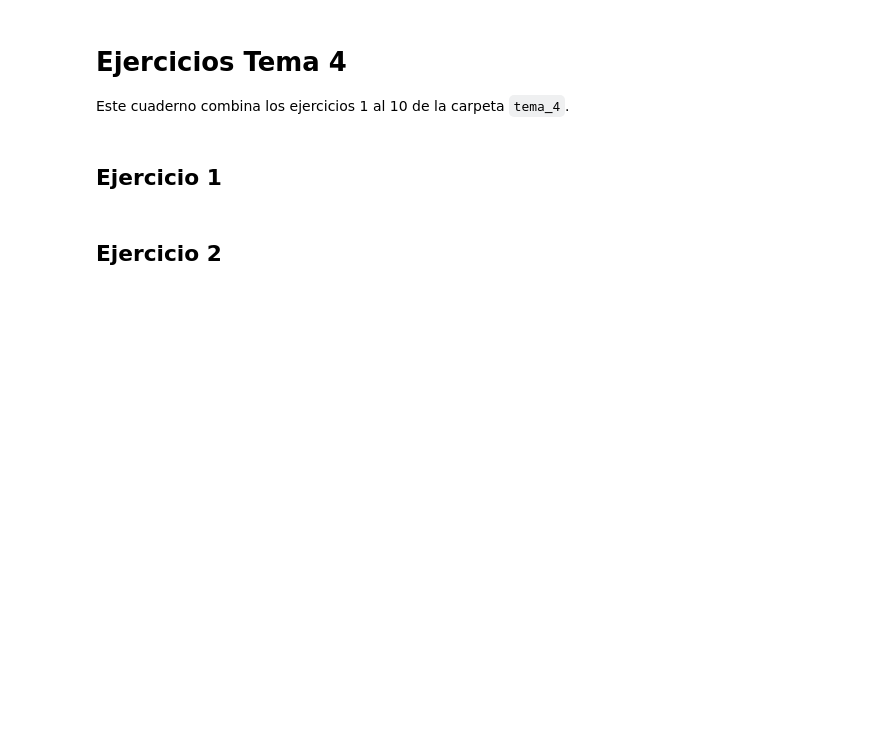
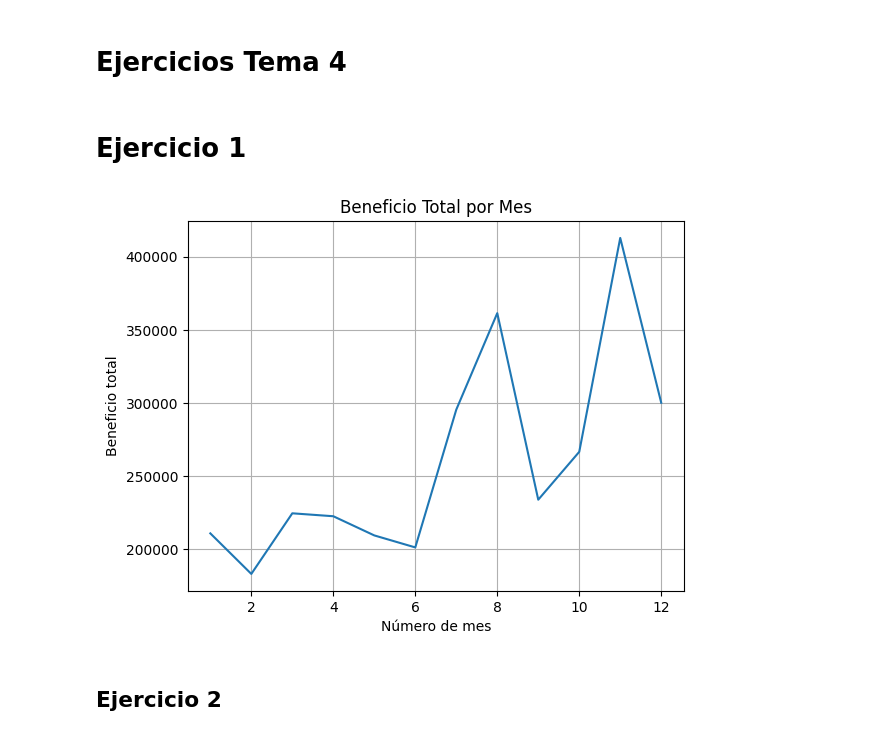
Before and after one commit to Jonatan1991/Python_clases_Musk, a Jupyter notebook: Modulo_5/ejercicios/tema_4/ejercicios_tema_4.ipynb, the cells around one changed output. Cells and saved outputs as stored; diff of their text form; code cells hidden in the pictures; blank space fills up the shorter version.

```diff
--- a/Modulo_5/ejercicios/tema_4/ejercicios_tema_4.ipynb
+++ b/Modulo_5/ejercicios/tema_4/ejercicios_tema_4.ipynb
@@ -1,31 +1,34 @@
 # %% [markdown]
 # Ejercicios Tema 4
-Este cuaderno combina los ejercicios 1 al 10 de la carpeta `tema_4`.
 # %% [markdown]
-## Ejercicio 1
+# Ejercicio 1
 # %%
 # Para resolver estos ejercicios debes usar el
 # fichero csvcompany_sales_data.csv.
 
 
-# Lee todos los datos de las ventas de productos y\n# muéstrelos mediante el diagrama de pila.\n\nimport matplotlib.pyplot as plt\nimport pandas as pd\n\ndf = pd.read_csv('Modulo_5/ejercicios/archivos/Modulo5_company_sales_data-221102-123259.csv')\n\nmonth = df['month_number']\nproducts = df.columns[1:7]\n\nplt.stackplot(month, df[products].T, labels=products)\nplt.xlabel('Mes')\nplt.ylabel('Unidades vendidas')\nplt.title('Ventas mensuales por producto')\nplt.legend()\nplt.show()
+# Lee todos los datos de las ventas de productos y\n
+# # muéstrelos mediante el diagrama de pila.
+
 import matplotlib.pyplot as plt
 import pandas as pd
 
 
-df = pd.read_csv('Modulo_5/ejercicios/archivos/Modulo5_company_sales_data-221102-123259.csv')
+df = pd.read_csv('../archivos/Modulo5_company_sales_data-221102-123259.csv')
 
 # Obtener los datos de los meses y el beneficio total
 months = df['month_number']
 total_profit = df['total_profit']
 
 # Crear el gráfico de líneas
 plt.plot(months, total_profit)
 plt.xlabel('Número de mes')
 plt.ylabel('Beneficio total')
 plt.grid(True)
 plt.title('Beneficio Total por Mes')
 plt.show()
+# %% [output]
+[figure, added]
 # %% [markdown]
 ## Ejercicio 2
 # %%
```
Also changed, not shown: parts of 9 cells of this notebook, 7 other files.
